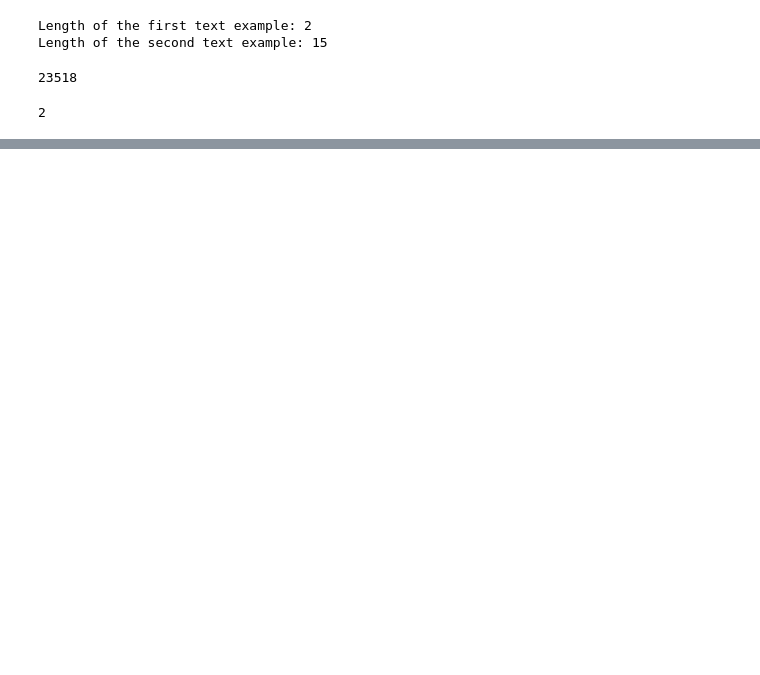
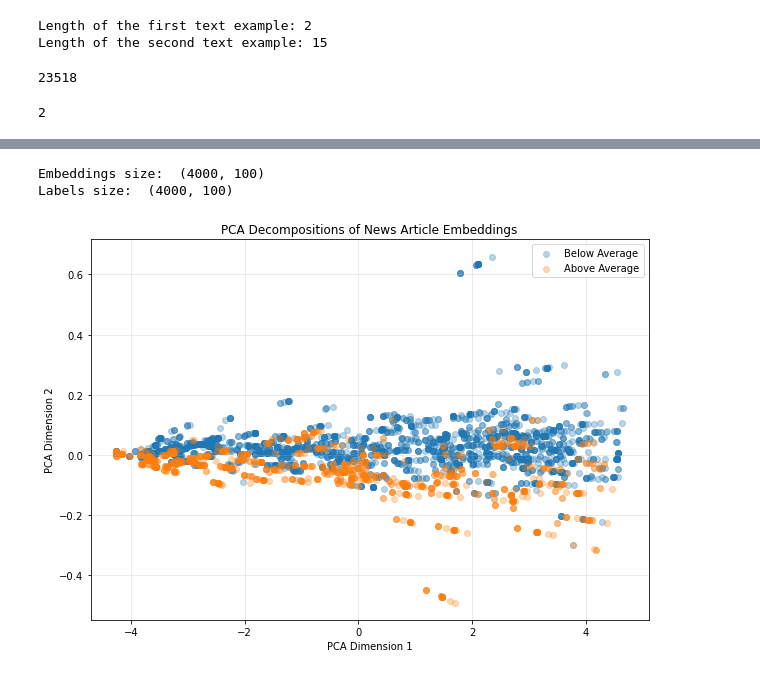
Before and after one commit to danielfeinblatt/Investigating-the-YouTube-Algorithm, a Jupyter notebook: Word Embedding Models.ipynb, the cells around one changed output, grey strips where cells are left out. Drawn from its saved outputs; the diff is of its cells as text; code cells hidden in the pictures; blank space fills up the shorter version.

Commit message:
Successful SWEM Model run on tags with initial results indicating that tags do not seem to play a role in success.

```diff
--- a/Word Embedding Models.ipynb
+++ b/Word Embedding Models.ipynb
@@ -199,0 +323,63 @@ NUM_OUTPUTS
+# %%
+import matplotlib.pyplot as plt
+from sklearn.decomposition import PCA
+from sklearn.manifold import TSNE
+
+# Put model in evaluation mode
+model.eval()
+
+# Don't calculate gradients - this speeds up inference and decreases memory requirements
+with torch.no_grad():
+    # Initialize array variables
+    embeddings_test = None
+    labels_test = None
+
+    # Iterate over number of test examples
+    for inputs, labels in TagsTestLoader:
+        # Retrieve trained embeddings for each test set example
+        embeddings_batch = model.get_embeddings(inputs)
+        embeddings_batch = embeddings_batch.detach().cpu().numpy()
+        labels = labels.detach().cpu().numpy()
+
+        # Concatenate embeddings and labels to arrays
+        if labels_test is None:
+            embeddings_test = embeddings_batch
+            labels_test = labels
+        else:
+            embeddings_test = np.concatenate((embeddings_test, embeddings_batch), axis=0)
+            labels_test = np.concatenate((labels_test, labels), axis=0)
+
+# Display array sizes
+print('Embeddings size:  (%d, %d)' % (embeddings_test.shape))
+print('Labels size:  (%d, %d)' % (embeddings_test.shape))
+# %% [output]
+Embeddings size:  (4000, 100)
+Labels size:  (4000, 100)
+# %%
+# Set number of components to 2 so we can visualize embeddings in a 2D plot
+n_components = 2
+
+# Instantiate PCA model
+pca = PCA(n_components=n_components)
+
+# Transform embeddings using PCA
+pca_embeddings = pca.fit_transform(embeddings_test)
+
+# Create labels dictionary
+labels_dict = {0: 'Below Average', 1: 'Above Average'}
+
+# Plot PCA decomposition of word embeddings - color code according to topic
+fig1, ax1 = plt.subplots(nrows=1, ncols=1, figsize=(10, 7))
+for i in range(NUM_OUTPUTS):
+    ax1.scatter(pca_embeddings[np.where(labels_test==i), 0], pca_embeddings[np.where(labels_test==i), 1],
+                alpha=0.3, label=labels_dict[i])
+ax1.set_xlabel('PCA Dimension 1')
+ax1.set_ylabel('PCA Dimension 2')
+ax1.set_title('PCA Decompositions of News Article Embeddings')
+ax1.grid(alpha=0.3)
+ax1.legend(loc='upper right')
+
+# Display plot
+plt.show()
+# %% [output]
+[figure, added]
```
Also changed, not shown: parts of 9 cells of this notebook.
